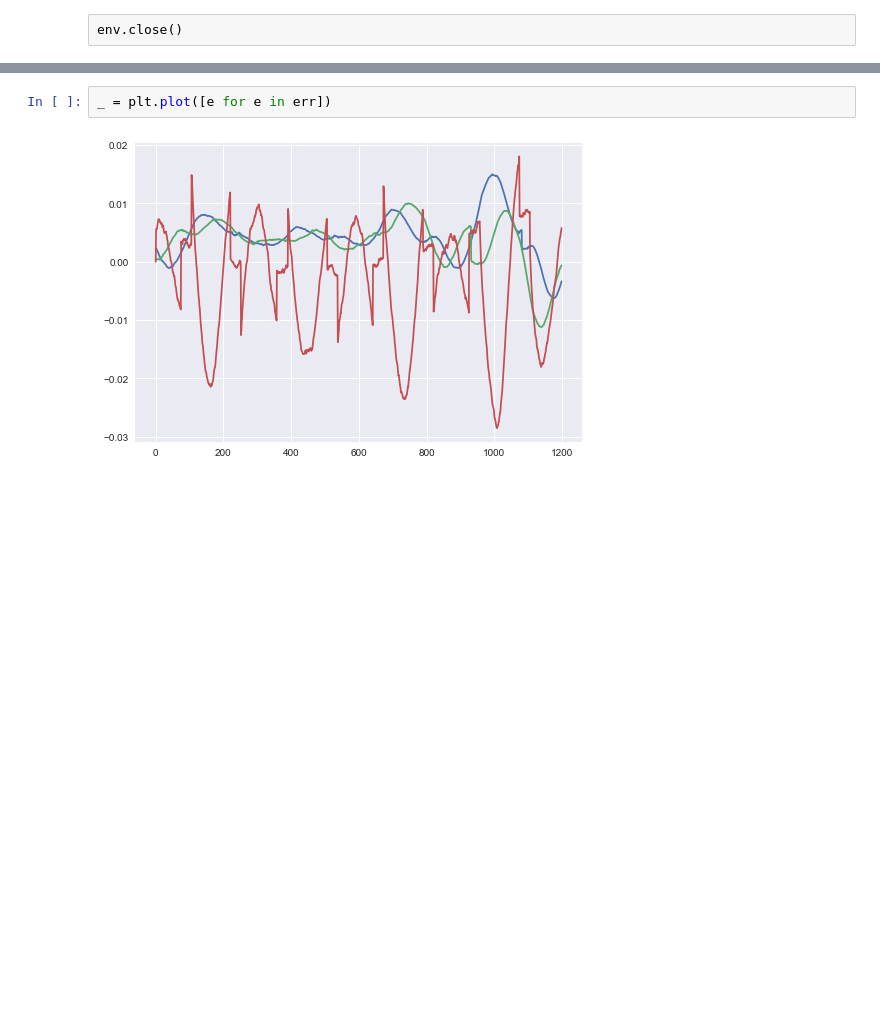
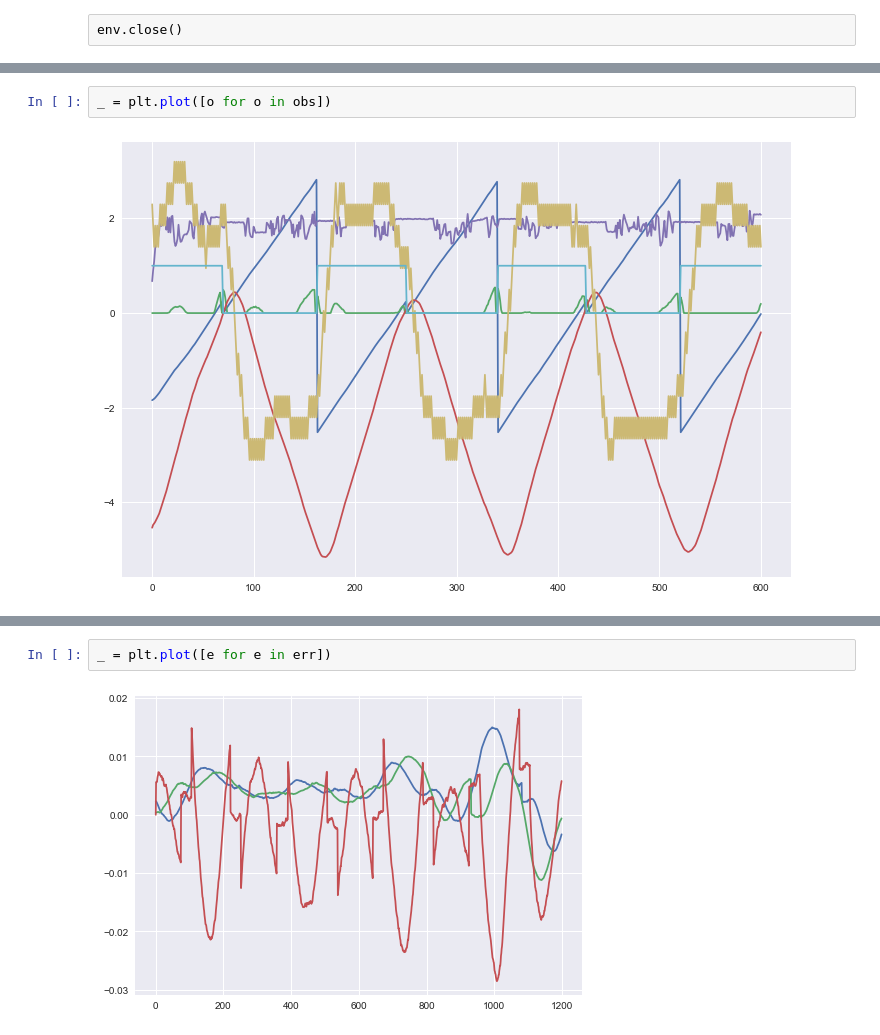
Before and after one commit to jcsharp/DriveIt, a Jupyter notebook: Oracle-Multi.ipynb, the cells around one changed output, grey strips where cells are left out. Saved outputs shown, nothing was run; the diff lists cells and outputs as text; blank space fills up the shorter version.

```diff
--- a/Oracle-Multi.ipynb
+++ b/Oracle-Multi.ipynb
@@ -117,0 +107,4 @@ sns.set()
+# %%
+_ = plt.plot([o for o in obs])
+# %% [output]
+[figure, added]
```
Also changed, not shown: parts of 8 cells of this notebook.
